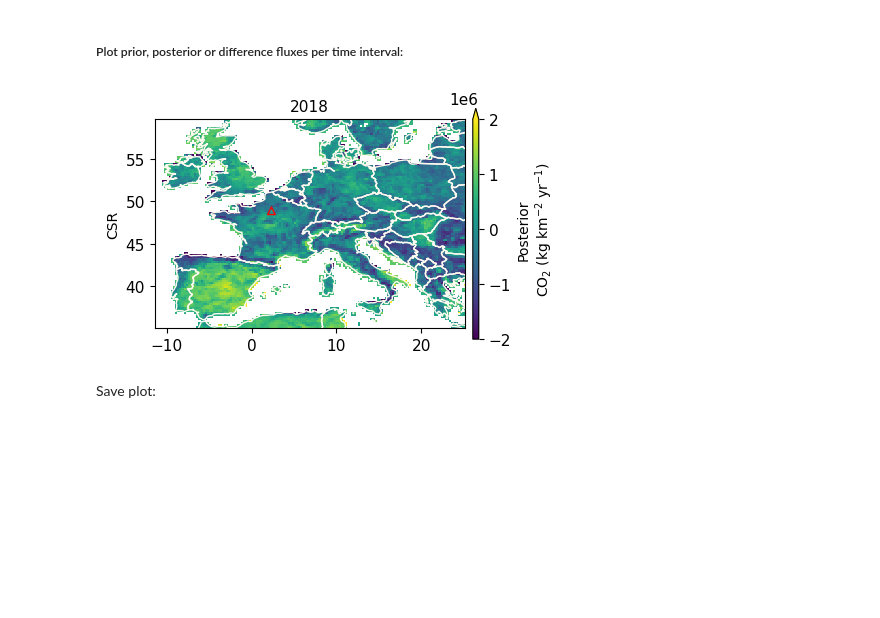
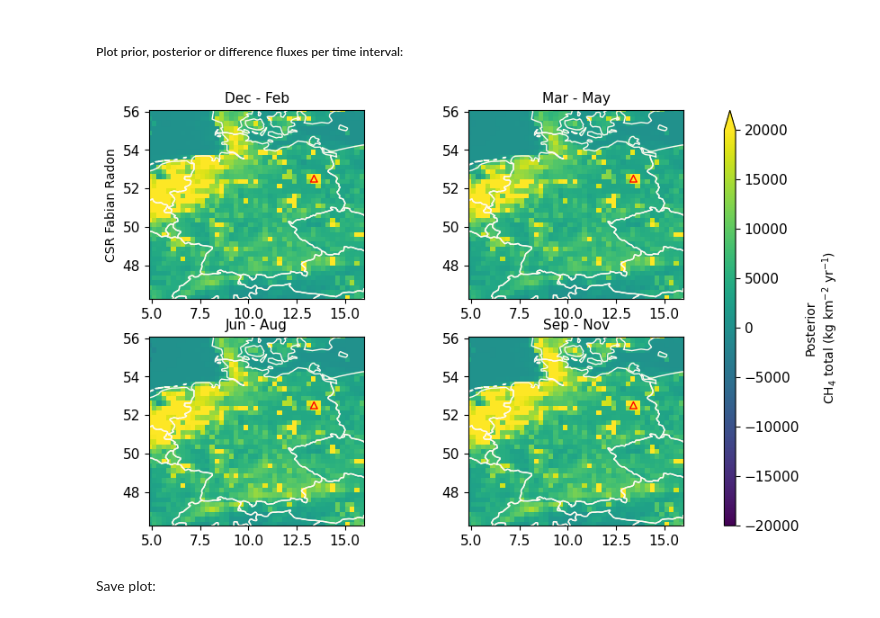
Before and after one commit to mgalkowski/fluxy-mpi-bgc, a Jupyter notebook: mpi_bgc_intern/scripts/mpi_bgc_PARIS_inversion_results.ipynb, the cells around one changed output. Saved outputs shown, nothing was run; the diff lists cells and outputs as text; code cells hidden in the pictures; blank space fills up the shorter version.

```diff
--- a/mpi_bgc_intern/scripts/mpi_bgc_PARIS_inversion_results.ipynb
+++ b/mpi_bgc_intern/scripts/mpi_bgc_PARIS_inversion_results.ipynb
@@ -50,13 +49,13 @@ from fluxy.config import set_print_settings
 from fluxy.io import read_config_files
 
 ### Path to results directory
-data_dir = "path/to/file"
+data_dir = "/work/bm1400/b301099/Input_Fluxy"
 
 ### Set presentation_mode to True for bigger fonts
 presentation_mode = False
 
 ### Group the models of interest in meaningful experiment names
-experiments = {'std_run'       :['CSR'],
+experiments = {'std_run'       :['CSR_Fabian_Radon'],
                'wetcharts'     :['InTEM_NAME_EUROPE_EDGARWETCHART_31sites_std','ELRIS_NAME_EUROPE_EDGARWETCHART_31base',
                                  'RHIME_NAME_EUROPE_EDGAR-WetCHARTs_std_31sites']
               }
@@ -386,9 +385,9 @@ from fluxy.config import set_model_labels
 
 ###################################
 ### edit variables in this block
-species = 'co2'
-start_date = '2018-01-01'
-end_date = '2019-01-01'
+species = 'ch4'
+start_date = '2021-01-01'
+end_date = '2022-01-01'
 models = experiments['std_run']
 period = 'monthly' # inversion period, must be a string or a list of the same length as models, e.g. ['monthly','yearly']
 flux_units_print = 'kg km-2 yr-1'
@@ -453,22 +450,22 @@ Save plot:
 # %%
 from fluxy.plots.flux_map import plot_flux_map_over_time
 import xarray as xr
 
-region = 'CW_EU'
-chop_by = 'year' # Time unit of the averaging period (options for 'year', 'month' and 'season').
+region = 'DEU'
+chop_by = 'season' # Time unit of the averaging period (options for 'year', 'month' and 'season').
                  # Alternatively, a list of starting dates can be provided (format '2018-01-01') or a list of months (e.g., [[1:3], [7:9]])
 dt = 2  # Number of time steps for year and month chop_by options
 var = 'flux_total_posterior'  # Variable to be plotted. Extra options for 'posterior_prior_diff', 'posterior_mean_diff', 'posterior_prior_diff_inversion_grid', 'posterior_mean_diff_inversion_grid'.
 plot_combined = False
 add_sites = False
-add_markers = ['paris']
-set_fluxlim = [-2e6, 2e6] # Set flux colorbar limits: e.g.[0,10]|'auto' ('auto' = 99th percentile of flux_posterior)
+add_markers = ['berlin']
+set_fluxlim = [-2e4, 2e4] # Set flux colorbar limits: e.g.[0,10]|'auto' ('auto' = 99th percentile of flux_posterior)
 ###################################
 
 fig = plot_flux_map_over_time(ds_all_flux_scaled, var, species,region,config_data, model_labels, chop_by=chop_by, dt=dt,
                               plot_combined=plot_combined, add_sites=add_sites, add_markers=add_markers, set_fluxlim = set_fluxlim)
 # %% [output]
-[figure, old version]
+[figure, new version]
 # %% [markdown]
 Save plot:
 # %%
```
Also changed, not shown: parts of 4 cells of this notebook, 2 other files.
